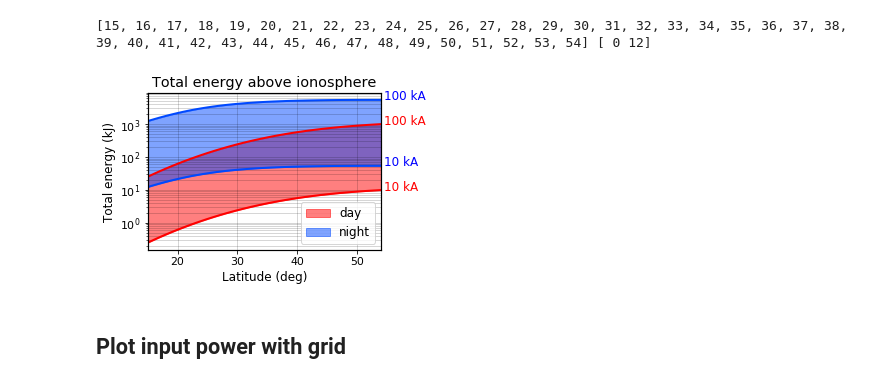
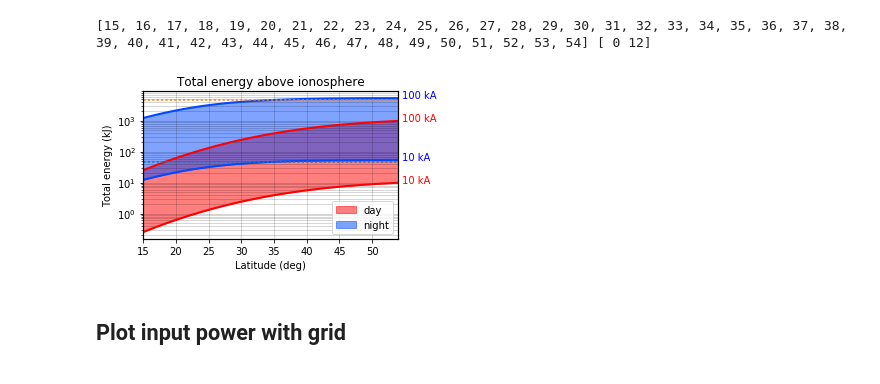
Before and after one commit to asousa/thesis_figures, a Jupyter notebook: plot_input_energy.ipynb, the cells around one changed output. Cells and saved outputs as stored; diff of their text form; code cells hidden in the pictures.

Commit message:
made cool figures for chapter 3

```diff
--- a/plot_input_energy.ipynb
+++ b/plot_input_energy.ipynb
@@ -247,55 +378,89 @@ for mlt_ind, mlt in enumerate(avail_mlts):
 # Do a nice plot
 import matplotlib.cm as cm
 
+# # --------------- Latex Plot Beautification --------------------------
+# ## Defense slides version
+# fig_width = 3.75
+# fig_height = 2.25
+# fig_size =  [fig_width+1,fig_height+1]
+# params = {'backend': 'ps',
+#           'axes.labelsize': 12,
+#           'font.size': 12,
+#           'legend.fontsize': 12,
+#           'xtick.labelsize': 11,
+#           'ytick.labelsize': 11,
+#           'text.usetex': False,
+#           'figure.figsize': fig_size}
+# plt.rcParams.update(params)
+# # --------------- Latex Plot Beautification --------------------------
+
+
 # --------------- Latex Plot Beautification --------------------------
-fig_width = 3.75
-fig_height = 2.25
+## Dissertation print version
+fig_width = 4
+fig_height = 2
 fig_size =  [fig_width+1,fig_height+1]
 params = {'backend': 'ps',
-          'axes.labelsize': 12,
-          'font.size': 12,
-          'legend.fontsize': 12,
-          'xtick.labelsize': 11,
-          'ytick.labelsize': 11,
+          'axes.labelsize': 10,
+          'font.size': 10,
+          'legend.fontsize': 10,
+          'xtick.labelsize': 10,
+          'ytick.labelsize': 10,
           'text.usetex': False,
           'figure.figsize': fig_size}
 plt.rcParams.update(params)
 # --------------- Latex Plot Beautification --------------------------
-
 I0vec = np.array([10, 100]) # kA
 
 pwr_day = np.outer(pwr_unscaled[1,:],pow(I0vec*1e3, 2))*1e-3
 pwr_nite = np.outer(pwr_unscaled[0,:],pow(I0vec*1e3, 2))*1e-3
 
 fig, ax = plt.subplots(1,1)
 
 [j.set_linewidth(1.2) for j in ax.spines.itervalues()]  # Thick borders
 
 daycolor = 'red'
 nitecolor= cm.jet(50)#'blue'
 
 ax.semilogy(avail_lats, pwr_day, linewidth=2, color=daycolor)
 ax.semilogy(avail_lats, pwr_nite, linewidth=2, color=nitecolor)
 ax.fill_between(avail_lats, pwr_day[:,0], pwr_day[:,1], color=daycolor, alpha=0.5, zorder=1, label='day')
 ax.fill_between(avail_lats, pwr_nite[:,0], pwr_nite[:,1], color=nitecolor, alpha=0.5, zorder=1, label='night')
 
+# total power (not just upgoing):
+
+Zo = 377.
+mu = 4.*np.pi*1e-7
+a = 5*1e3
+b = 1*1e5
+H_E = 5000
+i0 = -10e3
+total_energy_10 = (1/Zo)*pow(mu/2./np.pi, 2)*(pow((a - b),2)/2/(a + b))* (4.*np.pi/3.)*pow(H_E*i0,2)*1e-3
+i0 = -100e3
+total_energy_100 = (1/Zo)*pow(mu/2./np.pi, 2)*(pow((a - b),2)/2/(a + b))* (4.*np.pi/3.)*pow(H_E*i0,2)*1e-3
+
+ax.plot([0,90],[total_energy_10, total_energy_10],':')
+ax.plot([0,90],[total_energy_100, total_energy_100],':')
+
+
 ax.grid('on', which='both',linestyle='-', color='k', alpha=0.2)
 ax.legend()
 ax.set_xlim([15,54])
 ax.text(avail_lats[-1] + 0.5, pwr_day[-1,1],"100 kA", color='r')
 ax.text(avail_lats[-1] + 0.5, pwr_day[-1,0],"10 kA", color='r')
 ax.text(avail_lats[-1] + 0.5, pwr_nite[-1,1],"100 kA", color='b')
 ax.text(avail_lats[-1] + 0.5, pwr_nite[-1,0],"10 kA", color='b')
 
 ax.set_xlabel('Latitude (deg)')
 ax.set_ylabel('Total energy (kJ)')
 ax.set_title('Total energy above ionosphere')
 fig.tight_layout()
 plt.subplots_adjust(right=0.85)
 
-fig.savefig('total_energy.png', dpi=300)
+# fig.savefig('total_energy.png', dpi=300)
+fig.savefig('total_energy.pdf')
 # %% [output]
-[figure, old version]
+[figure, new version]
 # %% [markdown]
 ## Plot input power with grid
 # %%
```
Also changed, not shown: parts of 19 cells of this notebook, 2 other files.
